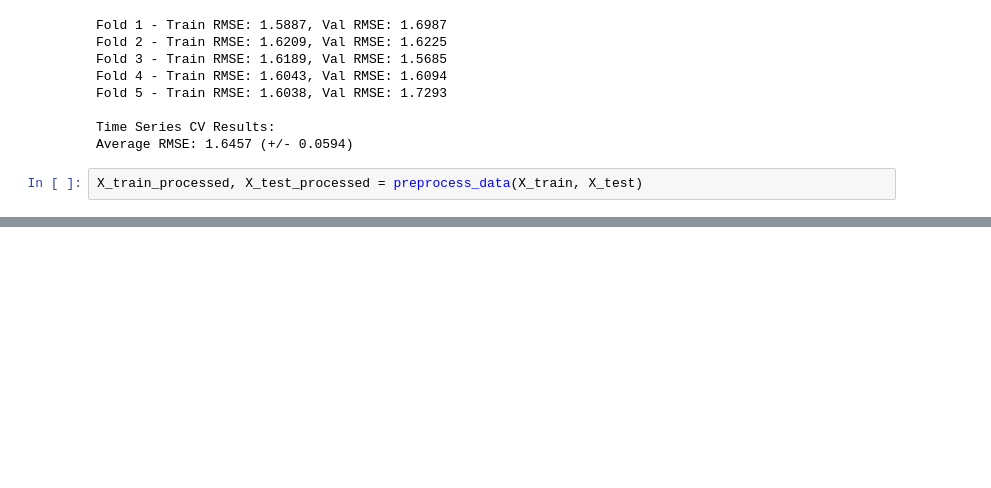
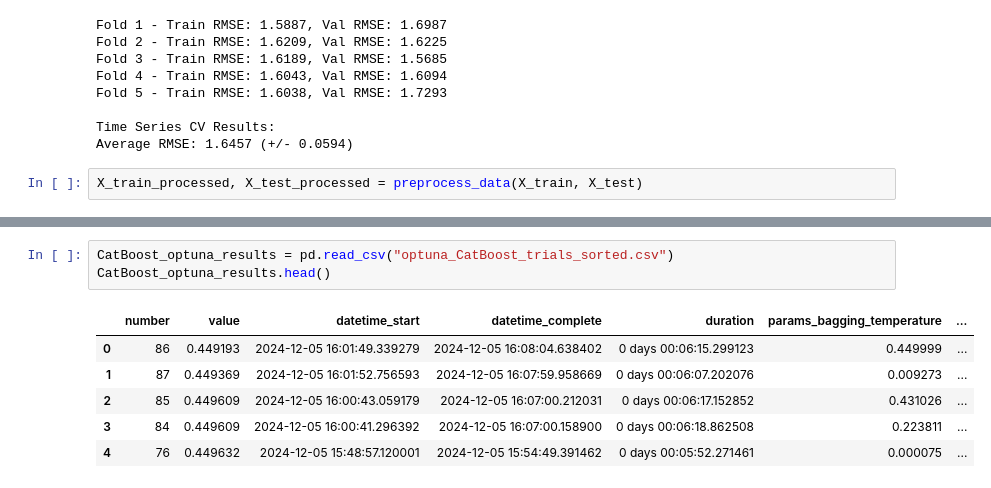
Before and after one commit to alexandreblivet/bike_counters_ac_team, a Jupyter notebook: methodology_notebook.ipynb, the cells around one changed output, grey strips where cells are left out. Saved outputs shown, nothing was run; the diff lists cells and outputs as text; blank space fills up the shorter version.

Commit message:
Model analysis and CatBoost optuna

```diff
--- a/methodology_notebook.ipynb
+++ b/methodology_notebook.ipynb
@@ -941,0 +1107,10 @@ Categorical feature indices: [11, 12]
+# %%
+CatBoost_optuna_results = pd.read_csv("optuna_CatBoost_trials_sorted.csv")
+CatBoost_optuna_results.head()
+# %% [output]
+|  | number | value | datetime_start | datetime_complete | duration | params_bagging_temperature | ... |
+| 0 | 86 | 0.449193 | 2024-12-05 16:01:49.339279 | 2024-12-05 16:08:04.638402 | 0 days 00:06:15.299123 | 0.449999 | ... |
+| 1 | 87 | 0.449369 | 2024-12-05 16:01:52.756593 | 2024-12-05 16:07:59.958669 | 0 days 00:06:07.202076 | 0.009273 | ... |
+| 2 | 85 | 0.449609 | 2024-12-05 16:00:43.059179 | 2024-12-05 16:07:00.212031 | 0 days 00:06:17.152852 | 0.431026 | ... |
+| 3 | 84 | 0.449609 | 2024-12-05 16:00:41.296392 | 2024-12-05 16:07:00.158900 | 0 days 00:06:18.862508 | 0.223811 | ... |
+| 4 | 76 | 0.449632 | 2024-12-05 15:48:57.120001 | 2024-12-05 15:54:49.391462 | 0 days 00:05:52.271461 | 0.000075 | ... |
```
Also changed, not shown: parts of 19 cells of this notebook, 1 other file.
